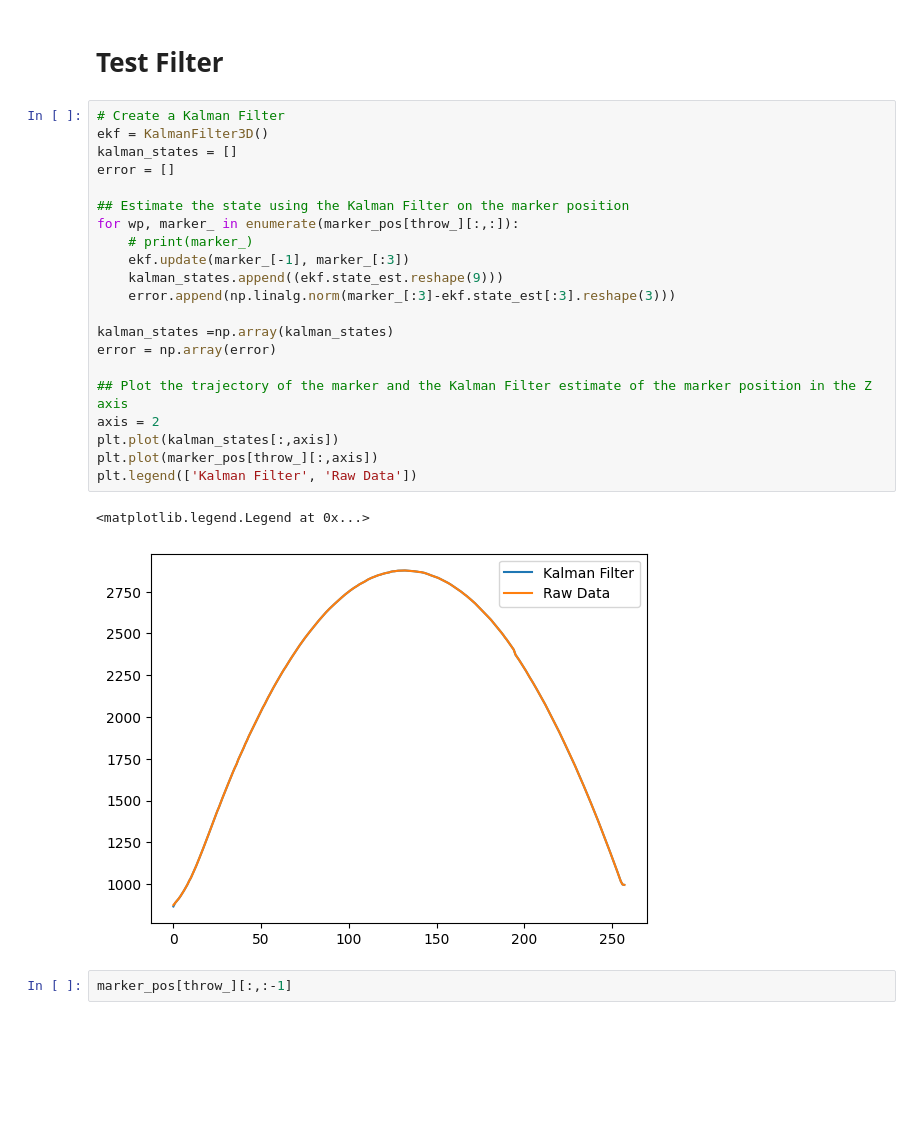
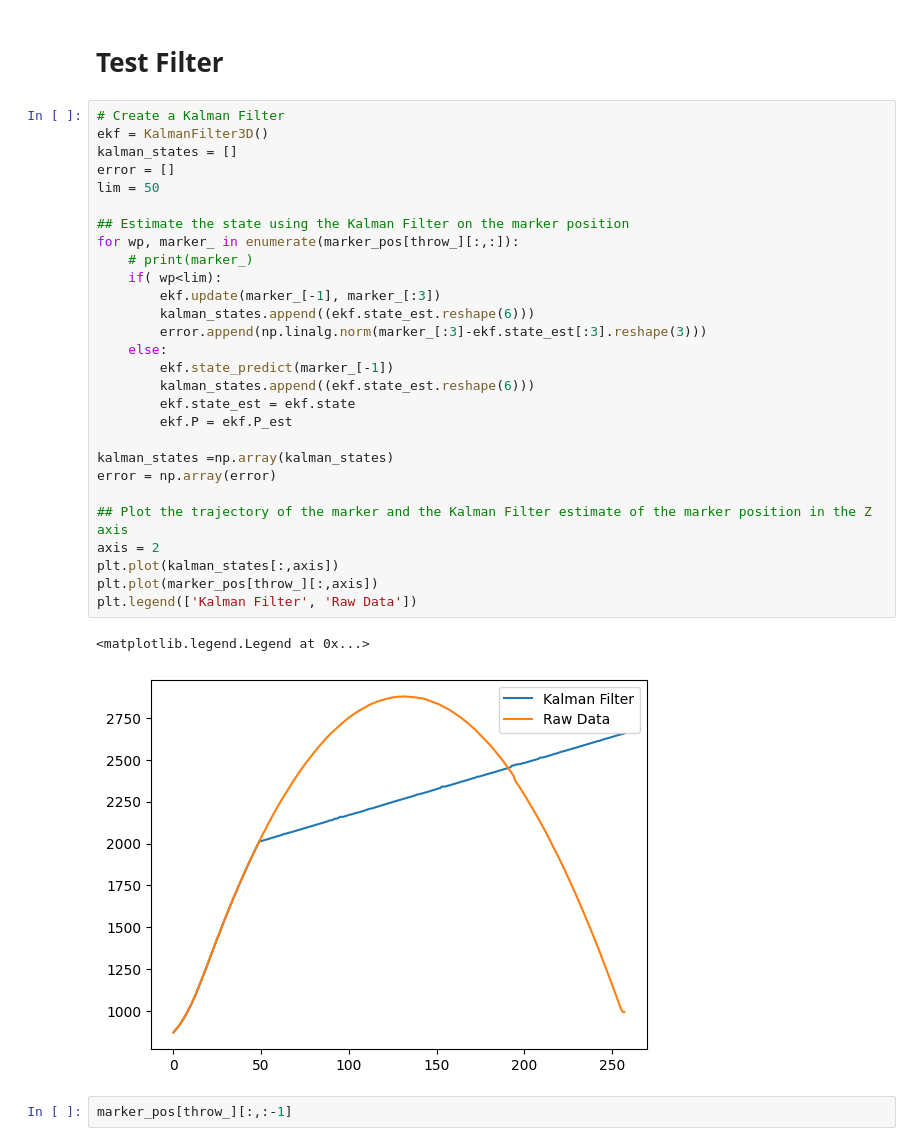
Before and after one commit to Akash-Ravindra/Project_Catch, a Jupyter notebook: misc/marker_throw/preprocess.ipynb, the cells around one changed output. Saved outputs shown, nothing was run; the diff lists cells and outputs as text; blank space fills up the shorter version.

Commit message:
Changes to 6x1 states with input as acc

```diff
--- a/misc/marker_throw/preprocess.ipynb
+++ b/misc/marker_throw/preprocess.ipynb
@@ -146,27 +151,34 @@ class KalmanFilter3D:
 # %%
 # Create a Kalman Filter
 ekf = KalmanFilter3D()
 kalman_states = []
 error = []
+lim = 50
 
 ## Estimate the state using the Kalman Filter on the marker position
 for wp, marker_ in enumerate(marker_pos[throw_][:,:]):
     # print(marker_)
-    ekf.update(marker_[-1], marker_[:3])
-    kalman_states.append((ekf.state_est.reshape(9)))
-    error.append(np.linalg.norm(marker_[:3]-ekf.state_est[:3].reshape(3)))
+    if( wp<lim):
+        ekf.update(marker_[-1], marker_[:3])
+        kalman_states.append((ekf.state_est.reshape(6)))
+        error.append(np.linalg.norm(marker_[:3]-ekf.state_est[:3].reshape(3)))
+    else:
+        ekf.state_predict(marker_[-1])
+        kalman_states.append((ekf.state_est.reshape(6)))
+        ekf.state_est = ekf.state
+        ekf.P = ekf.P_est
 
 kalman_states =np.array(kalman_states)
 error = np.array(error)
 
 ## Plot the trajectory of the marker and the Kalman Filter estimate of the marker position in the Z axis
 axis = 2
 plt.plot(kalman_states[:,axis])
 plt.plot(marker_pos[throw_][:,axis])
 plt.legend(['Kalman Filter', 'Raw Data'])
 # %% [output]
 <matplotlib.legend.Legend at 0x...>
-[figure, old version]
+[figure, new version]
 # %%
 marker_pos[throw_][:,:-1]
 # %% [output]
```
Also changed, not shown: parts of 1 cell of this notebook.
